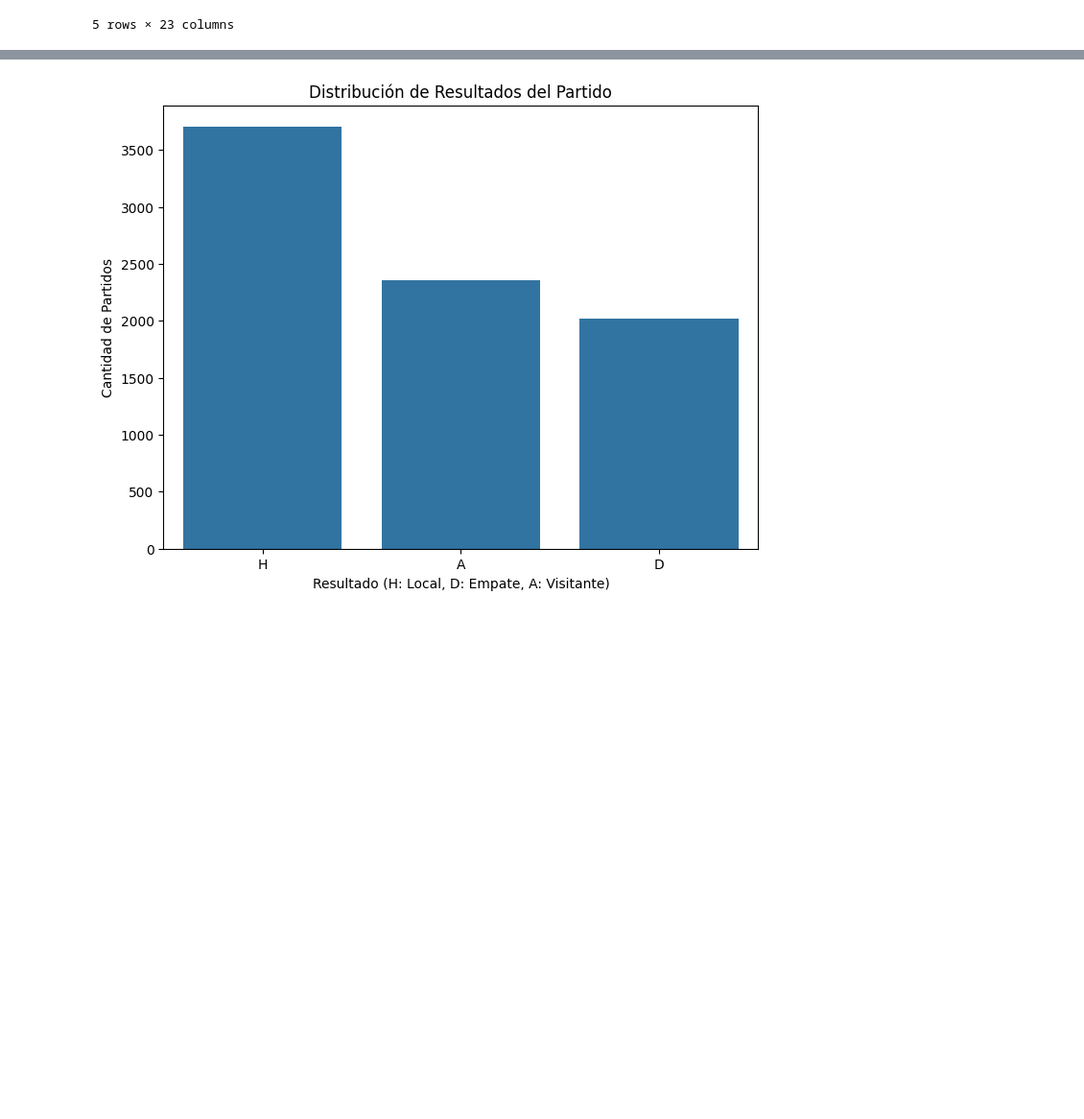
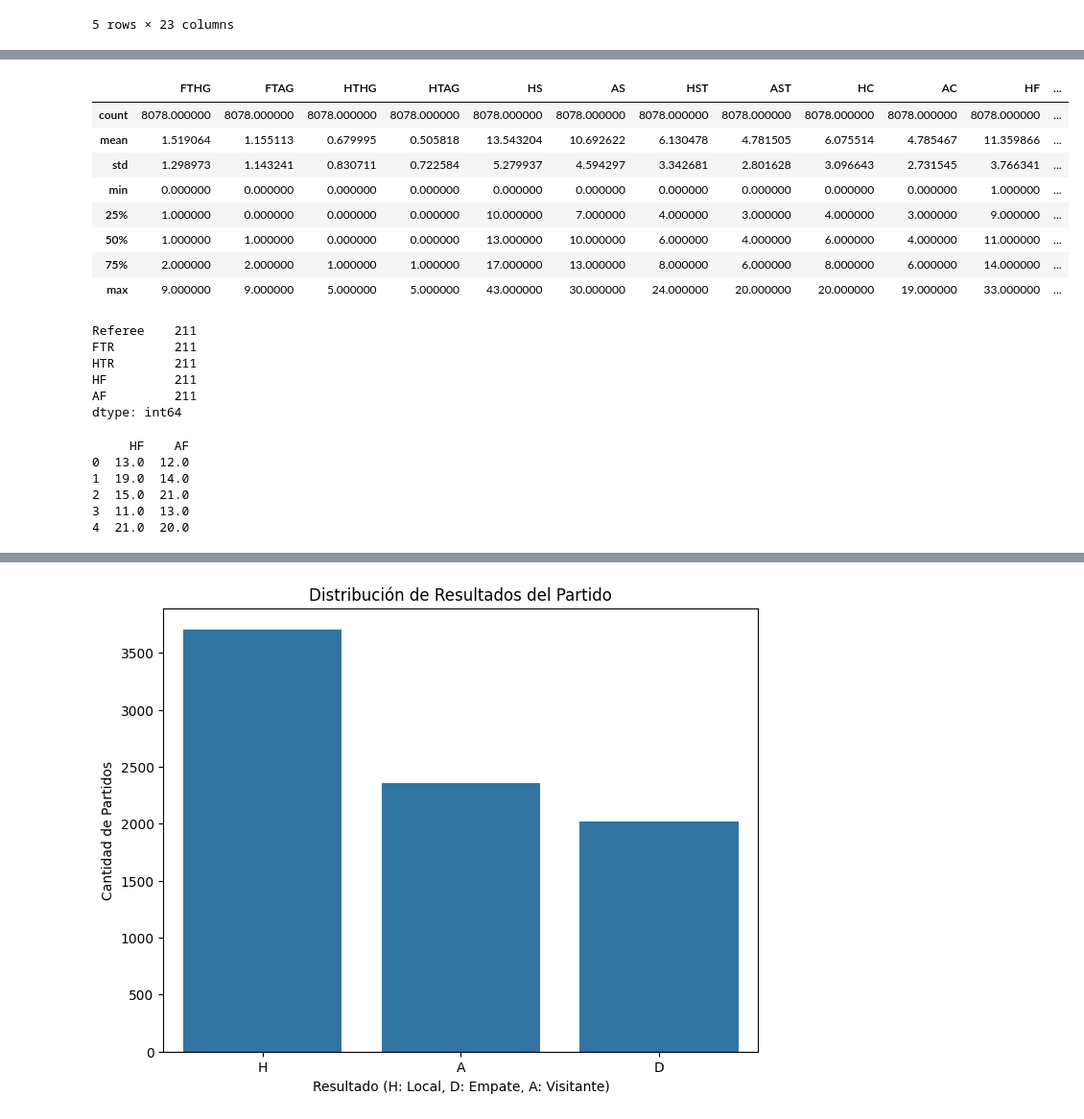
Before and after one commit to MarianoNaveyra/DataScience, a Jupyter notebook: Proyecto_Partell_Naveyra.ipynb, the cells around one changed output, grey strips where cells are left out. Shown at 96% size. Saved outputs shown, nothing was run; the diff lists cells and outputs as text; code cells hidden in the pictures; blank space fills up the shorter version.

```diff
--- a/Proyecto_Partell_Naveyra.ipynb
+++ b/Proyecto_Partell_Naveyra.ipynb
@@ -49,0 +70,26 @@ df.head()
+# %%
+df.describe()
+# %% [output]
+|  | FTHG | FTAG | HTHG | HTAG | HS | AS | HST | AST | HC | AC | HF | ... |
+| count | 8078.000000 | 8078.000000 | 8078.000000 | 8078.000000 | 8078.000000 | 8078.000000 | 8078.000000 | 8078.000000 | 8078.000000 | 8078.000000 | 8078.000000 | ... |
+| mean | 1.519064 | 1.155113 | 0.679995 | 0.505818 | 13.543204 | 10.692622 | 6.130478 | 4.781505 | 6.075514 | 4.785467 | 11.359866 | ... |
+| std | 1.298973 | 1.143241 | 0.830711 | 0.722584 | 5.279937 | 4.594297 | 3.342681 | 2.801628 | 3.096643 | 2.731545 | 3.766341 | ... |
+| min | 0.000000 | 0.000000 | 0.000000 | 0.000000 | 0.000000 | 0.000000 | 0.000000 | 0.000000 | 0.000000 | 0.000000 | 1.000000 | ... |
+| 25% | 1.000000 | 0.000000 | 0.000000 | 0.000000 | 10.000000 | 7.000000 | 4.000000 | 3.000000 | 4.000000 | 3.000000 | 9.000000 | ... |
+| 50% | 1.000000 | 1.000000 | 0.000000 | 0.000000 | 13.000000 | 10.000000 | 6.000000 | 4.000000 | 6.000000 | 4.000000 | 11.000000 | ... |
+| 75% | 2.000000 | 2.000000 | 1.000000 | 1.000000 | 17.000000 | 13.000000 | 8.000000 | 6.000000 | 8.000000 | 6.000000 | 14.000000 | ... |
+| max | 9.000000 | 9.000000 | 5.000000 | 5.000000 | 43.000000 | 30.000000 | 24.000000 | 20.000000 | 20.000000 | 19.000000 | 33.000000 | ... |
+# %%
+
+columns_to_check = ['Referee', 'FTR', 'HTR', 'HF','AF']
+
+# Contar cuántos ceros o valores faltantes hay en esas columnas
+invalid_values = (df[columns_to_check] == 0).sum() + df[columns_to_check].isna().sum()
+print(invalid_values)
+# %% [output]
+Referee    211
+FTR        211
+HTR        211
+HF         211
+AF         211
+dtype: int64
@@ -49,0 +98,15 @@ df.head()
+# %%
+median_HF = df['HF'].median()
+median_AF = df['AF'].median()
+
+df['HF'] = df['HF'].replace(0, median_HF)
+df['AF'] = df['AF'].replace(0, median_AF)
+
+print(df[['HF', 'AF']].head())
+# %% [output]
+     HF    AF
+0  13.0  12.0
+1  19.0  14.0
+2  15.0  21.0
+3  11.0  13.0
+4  21.0  20.0
```
Also changed, not shown: parts of 9 cells of this notebook.
